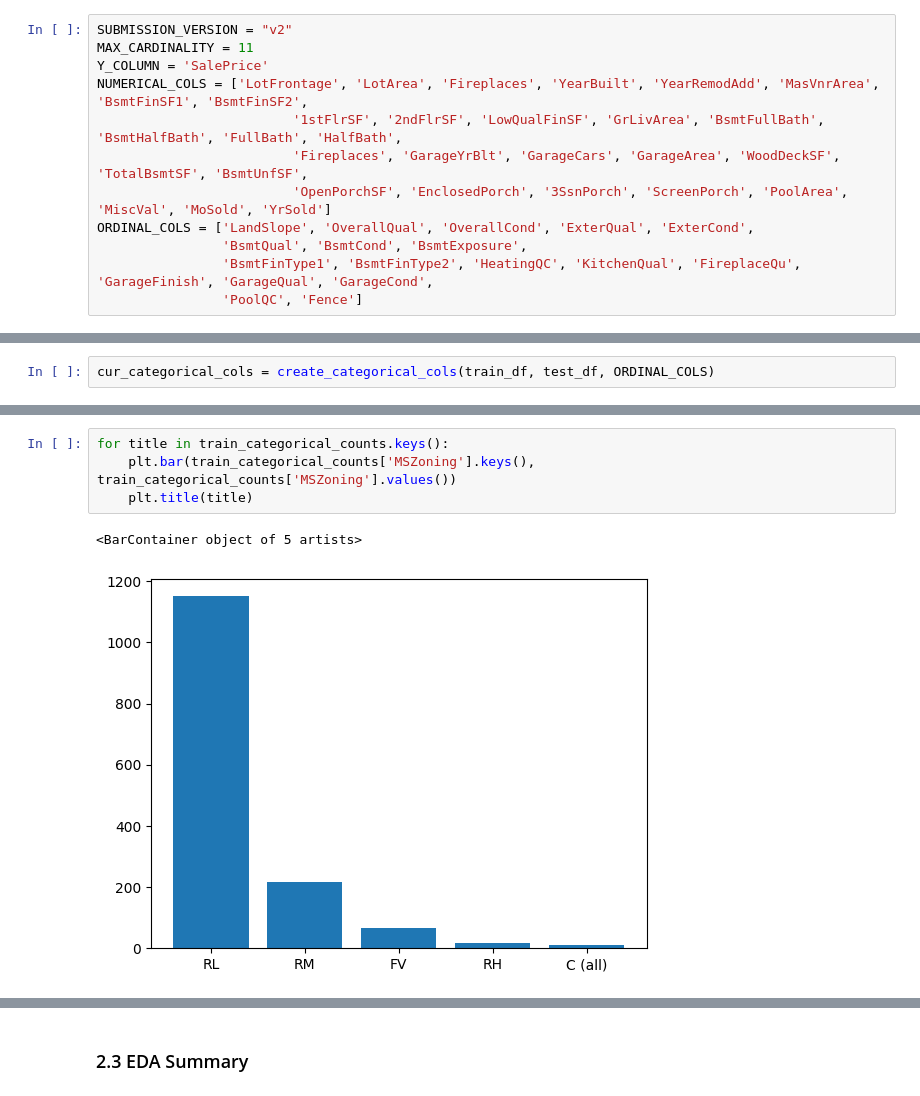
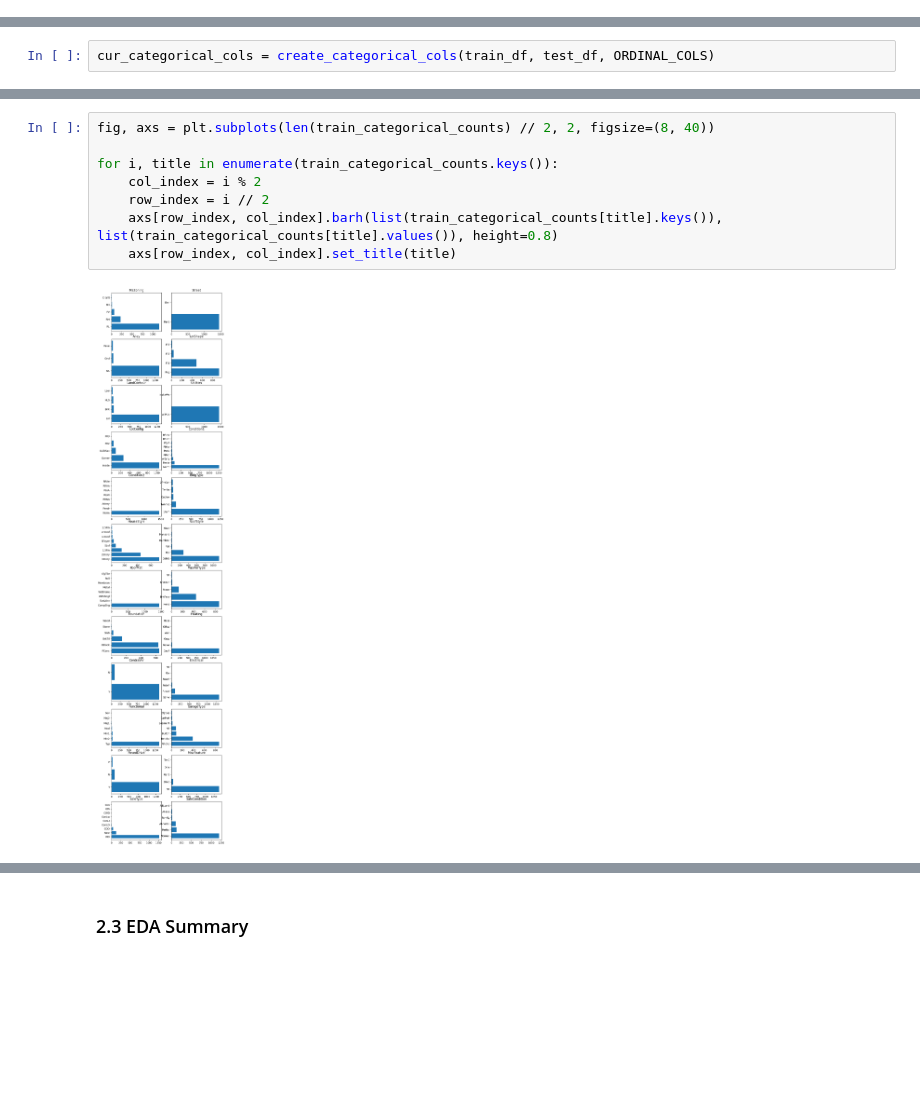
Before and after one commit to Mark-Barbaric/Kaggle, a Jupyter notebook: housing/housing_workbook_v1.ipynb, the cells around one changed output, grey strips where cells are left out. Drawn from its saved outputs; the diff is of its cells as text; blank space fills up the shorter version.

```diff
--- a/housing/housing_workbook_v1.ipynb
+++ b/housing/housing_workbook_v1.ipynb
@@ -37,12 +23,0 @@ To enable the following instructions: AVX2 FMA, in other operations, rebuild Ten
-# %%
-SUBMISSION_VERSION = "v2"
-MAX_CARDINALITY = 11
-Y_COLUMN = 'SalePrice'
-NUMERICAL_COLS = ['LotFrontage', 'LotArea', 'Fireplaces', 'YearBuilt', 'YearRemodAdd', 'MasVnrArea', 'BsmtFinSF1', 'BsmtFinSF2',
-                         '1stFlrSF', '2ndFlrSF', 'LowQualFinSF', 'GrLivArea', 'BsmtFullBath', 'BsmtHalfBath', 'FullBath', 'HalfBath',
-                         'Fireplaces', 'GarageYrBlt', 'GarageCars', 'GarageArea', 'WoodDeckSF', 'TotalBsmtSF', 'BsmtUnfSF',
-                         'OpenPorchSF', 'EnclosedPorch', '3SsnPorch', 'ScreenPorch', 'PoolArea', 'MiscVal', 'MoSold', 'YrSold']
-ORDINAL_COLS = ['LandSlope', 'OverallQual', 'OverallCond', 'ExterQual', 'ExterCond',
-                'BsmtQual', 'BsmtCond', 'BsmtExposure',
-                'BsmtFinType1', 'BsmtFinType2', 'HeatingQC', 'KitchenQual', 'FireplaceQu', 'GarageFinish', 'GarageQual', 'GarageCond',
-                'PoolQC', 'Fence']
@@ -524,7 +404,10 @@ train_categorical_counts
-# %%
-for title in train_categorical_counts.keys():
-    plt.bar(train_categorical_counts['MSZoning'].keys(), train_categorical_counts['MSZoning'].values())
-    plt.title(title)
-# %% [output]
-<BarContainer object of 5 artists>
-[figure, removed]
+# %%
+fig, axs = plt.subplots(len(train_categorical_counts) // 2, 2, figsize=(8, 40))
+
+for i, title in enumerate(train_categorical_counts.keys()):
+    col_index = i % 2
+    row_index = i // 2
+    axs[row_index, col_index].barh(list(train_categorical_counts[title].keys()), list(train_categorical_counts[title].values()), height=0.8)
+    axs[row_index, col_index].set_title(title)
+# %% [output]
+[figure, added]
```
Also changed, not shown: parts of 16 cells of this notebook, 3 other files.
